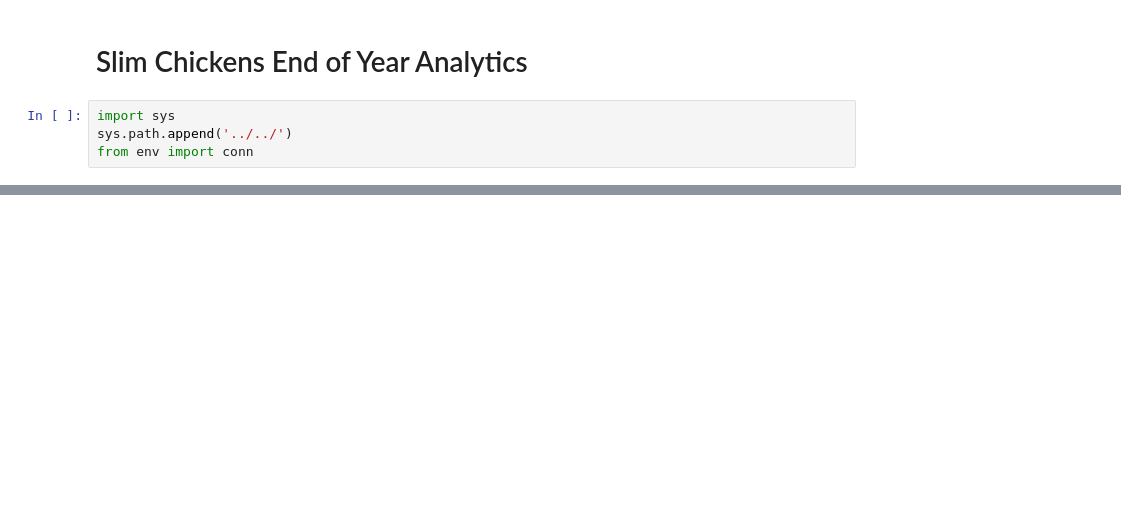
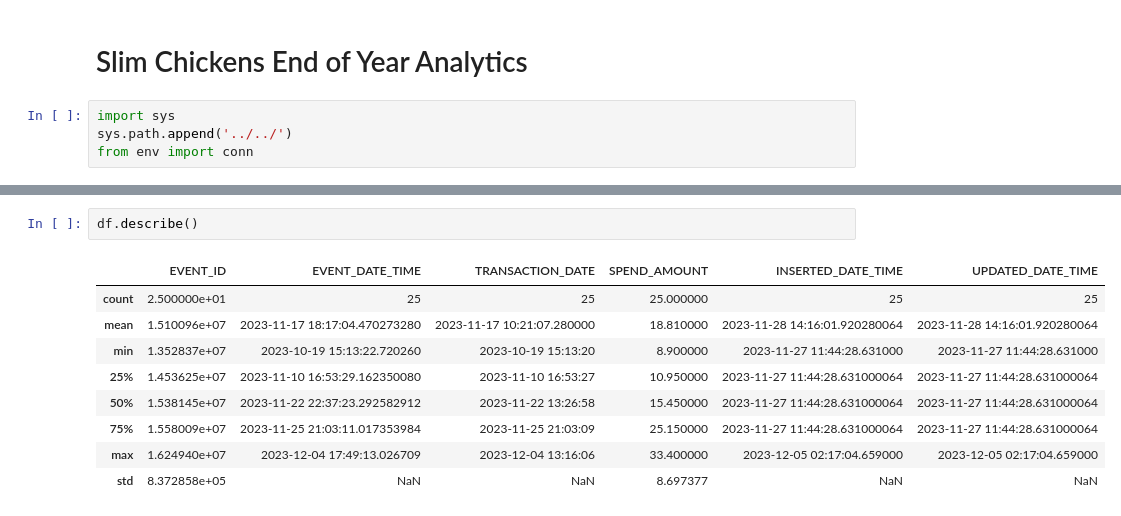
Before and after one commit to piukhq/snowdrops, a Jupyter notebook: end of year analytics/Slim Chickens/Slim Chickens.ipynb, the cells around one changed output, grey strips where cells are left out. Cells and saved outputs as stored; diff of their text form; blank space fills up the shorter version.

```diff
--- a/end of year analytics/Slim Chickens/Slim Chickens.ipynb
+++ b/end of year analytics/Slim Chickens/Slim Chickens.ipynb
@@ -42,0 +40,12 @@ user_level_txns = return_df(
+# %%
+df.describe()
+# %% [output]
+|  | EVENT_ID | EVENT_DATE_TIME | TRANSACTION_DATE | SPEND_AMOUNT | INSERTED_DATE_TIME | UPDATED_DATE_TIME |
+| count | 2.500000e+01 | 25 | 25 | 25.000000 | 25 | 25 |
+| mean | 1.510096e+07 | 2023-11-17 18:17:04.470273280 | 2023-11-17 10:21:07.280000 | 18.810000 | 2023-11-28 14:16:01.920280064 | 2023-11-28 14:16:01.920280064 |
+| min | 1.352837e+07 | 2023-10-19 15:13:22.720260 | 2023-10-19 15:13:20 | 8.900000 | 2023-11-27 11:44:28.631000 | 2023-11-27 11:44:28.631000 |
+| 25% | 1.453625e+07 | 2023-11-10 16:53:29.162350080 | 2023-11-10 16:53:27 | 10.950000 | 2023-11-27 11:44:28.631000064 | 2023-11-27 11:44:28.631000064 |
+| 50% | 1.538145e+07 | 2023-11-22 22:37:23.292582912 | 2023-11-22 13:26:58 | 15.450000 | 2023-11-27 11:44:28.631000064 | 2023-11-27 11:44:28.631000064 |
+| 75% | 1.558009e+07 | 2023-11-25 21:03:11.017353984 | 2023-11-25 21:03:09 | 25.150000 | 2023-11-27 11:44:28.631000064 | 2023-11-27 11:44:28.631000064 |
+| max | 1.624940e+07 | 2023-12-04 17:49:13.026709 | 2023-12-04 13:16:06 | 33.400000 | 2023-12-05 02:17:04.659000 | 2023-12-05 02:17:04.659000 |
+| std | 8.372858e+05 | NaN | NaN | 8.697377 | NaN | NaN |
```
Also changed, not shown: parts of 13 cells of this notebook, 2 other files.
